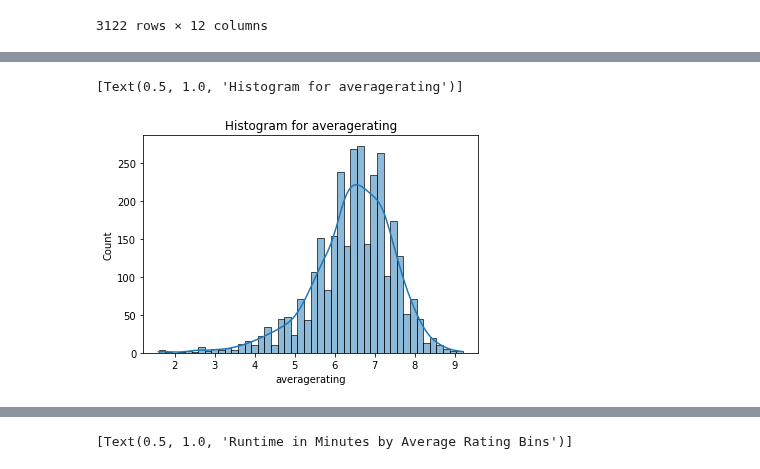
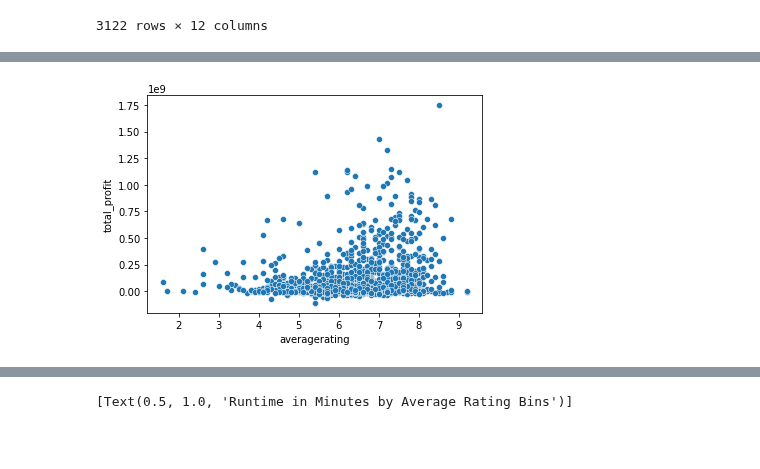
Before and after one commit to jacrivera/AI-Academy-Semester-1-Capstone-Group-5, a Jupyter notebook: student.ipynb, the cells around one changed output, grey strips where cells are left out. Saved outputs shown, nothing was run; the diff lists cells and outputs as text; code cells hidden in the pictures; blank space fills up the shorter version.

```diff
--- a/student.ipynb
+++ b/student.ipynb
@@ -240,6 +223,6 @@ Name: averagerating, Length: 71, dtype: int64
-# %%
-sns.histplot(data = master_df, x = 'averagerating', kde = True).set(title = 'Histogram for averagerating')
-#slightly skewed to the left,
-# %% [output]
-[Text(0.5, 1.0, 'Histogram for averagerating')]
-[figure, removed]
+# %%
+sns.scatterplot(x="averagerating",
+y="total_profit",
+data=master_df);
+# %% [output]
+[figure, added]
```
Also changed, not shown: parts of 23 cells of this notebook.
